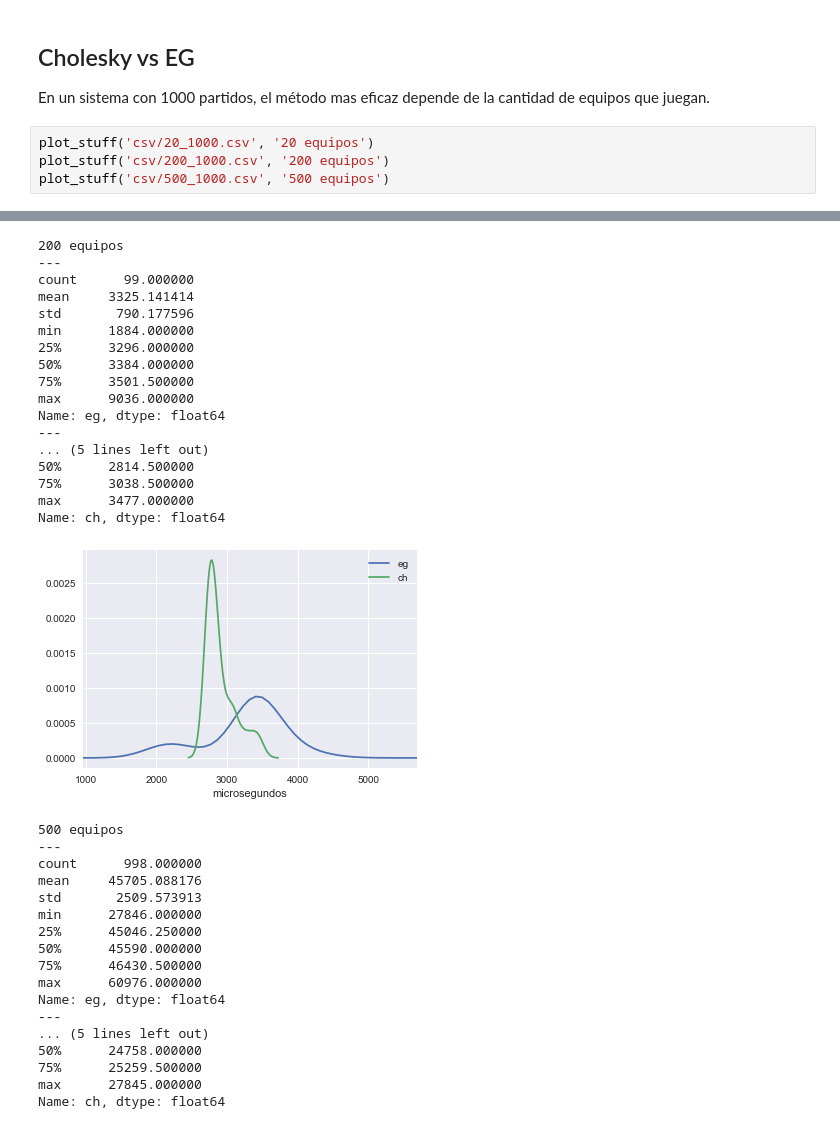
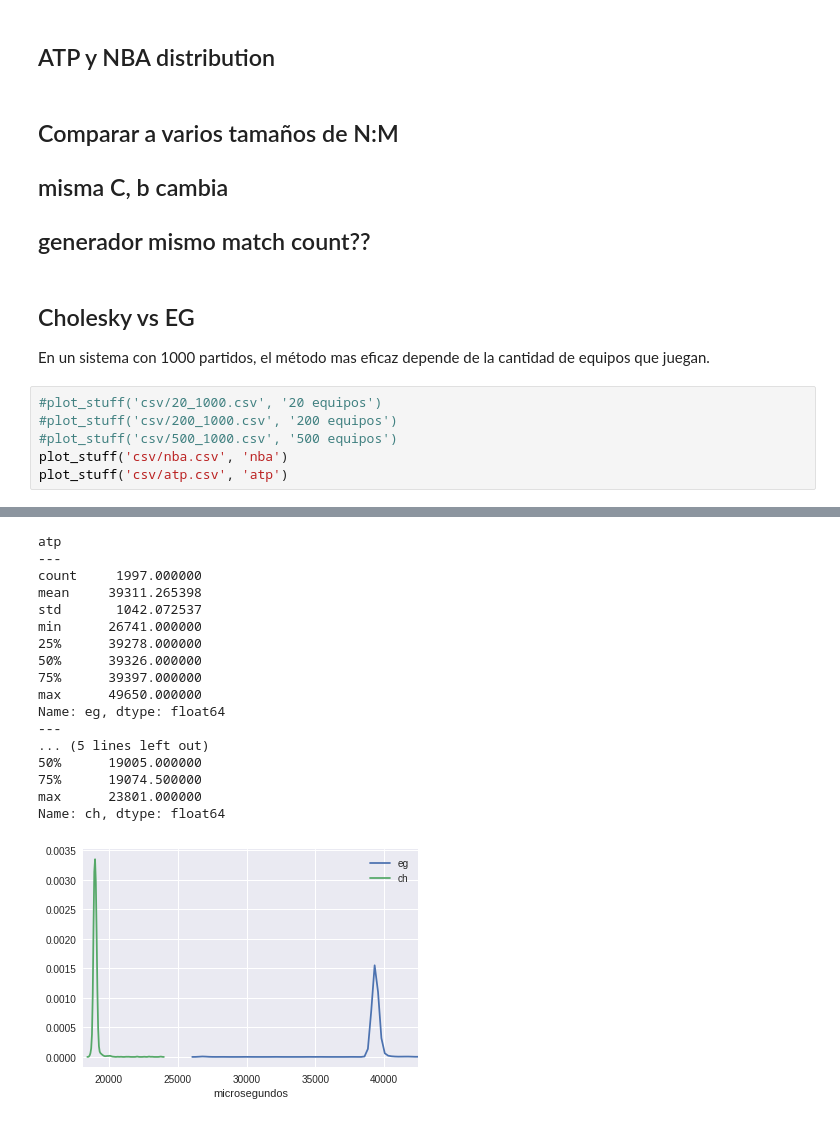
Before and after one commit to smcsicardi/metnum-tp1, a Jupyter notebook: src/grafiquitos.ipynb, the cells around one changed output, grey strips where cells are left out. Cells and saved outputs as stored; diff of their text form.

Commit message:
imagenes + datos + .csv de tests

```diff
--- a/src/grafiquitos.ipynb
+++ b/src/grafiquitos.ipynb
@@ -34,9 +36,19 @@ def plot_stuff(f, name):
     plt.show()
+# %% [markdown]
+## ATP y NBA distribution
+# %% [markdown]
+## Comparar a varios tamaños de N:M
+
+## misma C, b cambia
+
+## generador mismo match count??
 # %% [markdown]
 ## Cholesky vs EG
 En un sistema con 1000 partidos, el método mas eficaz depende de la cantidad de equipos que juegan.
 # %%
-plot_stuff('csv/20_1000.csv', '20 equipos')
-plot_stuff('csv/200_1000.csv', '200 equipos')
-plot_stuff('csv/500_1000.csv', '500 equipos')
+#plot_stuff('csv/20_1000.csv', '20 equipos')
+#plot_stuff('csv/200_1000.csv', '200 equipos')
+#plot_stuff('csv/500_1000.csv', '500 equipos')
+plot_stuff('csv/nba.csv', 'nba')
+plot_stuff('csv/atp.csv', 'atp')
 # %% [output]
@@ -61,35 +73,18 @@ Name: ch, dtype: float64
-200 equipos
+atp
 ---
-count      99.000000
-mean     3325.141414
-std       790.177596
-min      1884.000000
-25%      3296.000000
-50%      3384.000000
-75%      3501.500000
-max      9036.000000
+count     1997.000000
+mean     39311.265398
+std       1042.072537
+min      26741.000000
+25%      39278.000000
+50%      39326.000000
+75%      39397.000000
+max      49650.000000
 Name: eg, dtype: float64
 ---
 ... (5 lines left out)
-50%      2814.500000
-75%      3038.500000
-max      3477.000000
+50%      19005.000000
+75%      19074.500000
+max      23801.000000
 Name: ch, dtype: float64
-[figure, old version]
+[figure, new version]
-500 equipos
----
-count      998.000000
-mean     45705.088176
-std       2509.573913
-min      27846.000000
-25%      45046.250000
-50%      45590.000000
-75%      46430.500000
-max      60976.000000
-Name: eg, dtype: float64
----
-... (5 lines left out)
-50%      24758.000000
-75%      25259.500000
-max      27845.000000
-Name: ch, dtype: float64
```
Also changed, not shown: parts of 3 cells of this notebook, 8 other files.
